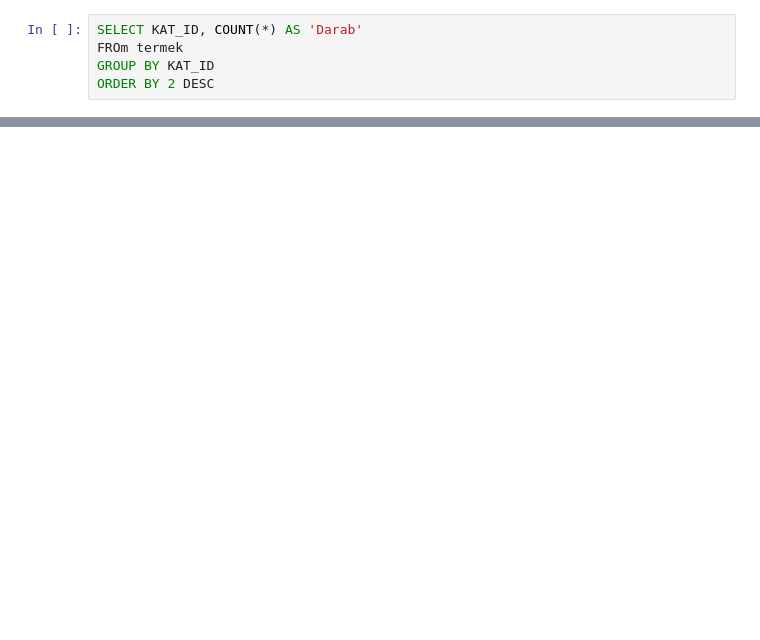
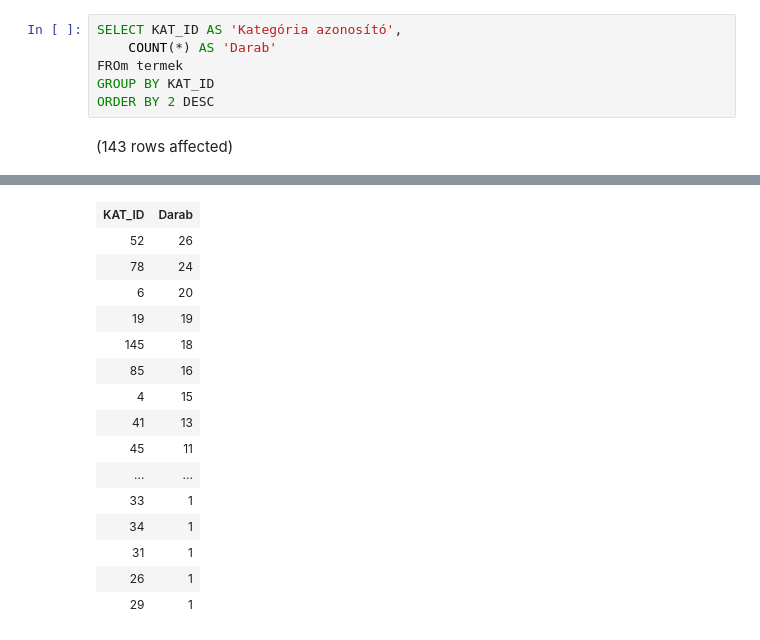
Before and after one commit to Dobo-Lilla/adatbazisok, a Jupyter notebook: Hazifeladat_1.ipynb, the cells around one changed output, grey strips where cells are left out. Drawn from its saved outputs; the diff is of its cells as text; blank space fills up the shorter version.

```diff
--- a/Hazifeladat_1.ipynb
+++ b/Hazifeladat_1.ipynb
@@ -23,5 +41,8 @@ FROM termek;
 # %%
-SELECT KAT_ID, COUNT(*) AS 'Darab'
+SELECT KAT_ID AS 'Kategória azonosító',
+    COUNT(*) AS 'Darab'
 FROm termek
 GROUP BY KAT_ID
 ORDER BY 2 DESC
+# %% [output]
+(143 rows affected)
@@ -27,0 +50,16 @@ ORDER BY 2 DESC
+| KAT_ID | Darab |
+| 52 | 26 |
+| 78 | 24 |
+| 6 | 20 |
+| 19 | 19 |
+| 145 | 18 |
+| 85 | 16 |
+| 4 | 15 |
+| 41 | 13 |
+| 45 | 11 |
+| ... | ... |
+| 33 | 1 |
+| 34 | 1 |
+| 31 | 1 |
+| 26 | 1 |
+| 29 | 1 |
```
Also changed, not shown: parts of 14 cells of this notebook.
